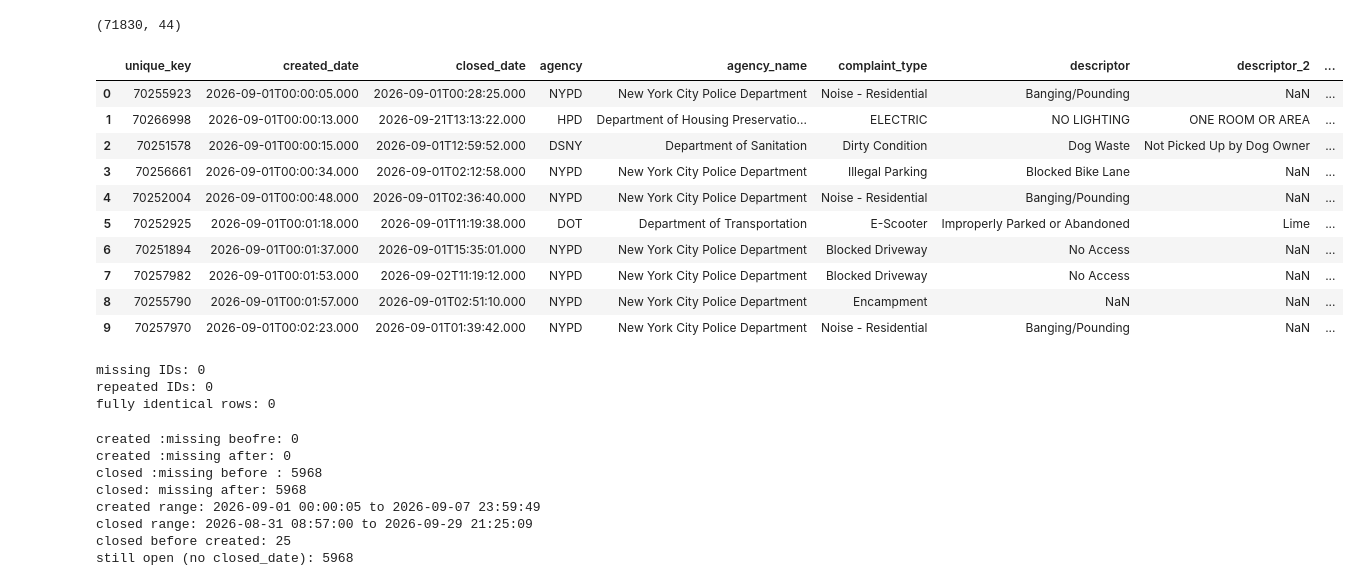
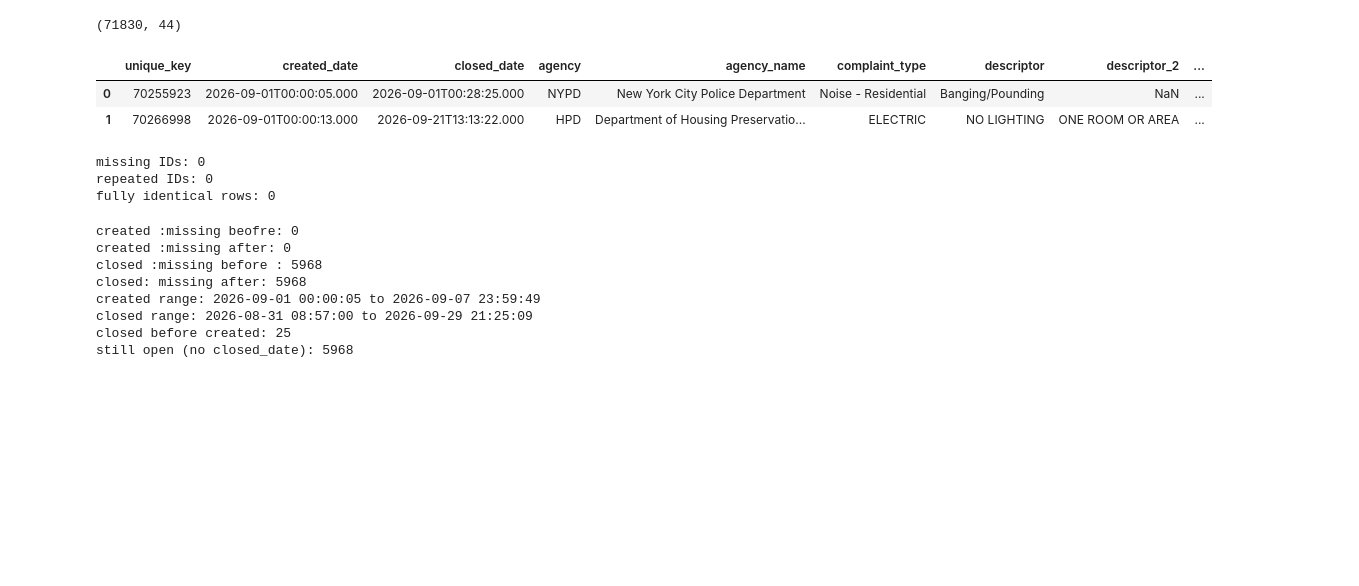
Before and after one commit to ErricNg/nyc311-data-quality, a Jupyter notebook: notebooks/01_explore.ipynb, the cells around one changed output. Cells and saved outputs as stored; diff of their text form; code cells hidden in the pictures; blank space fills up the shorter version.

```diff
--- a/notebooks/01_explore.ipynb
+++ b/notebooks/01_explore.ipynb
@@ -8,19 +8,11 @@ df.shape
 # %%
 
 pd.set_option("display.max_columns", None)
-df.head(10)
+df.head(2)
 # %% [output]
 |  | unique_key | created_date | closed_date | agency | agency_name | complaint_type | descriptor | descriptor_2 | ... |
 | 0 | 70255923 | 2026-09-01T00:00:05.000 | 2026-09-01T00:28:25.000 | NYPD | New York City Police Department | Noise - Residential | Banging/Pounding | NaN | ... |
 | 1 | 70266998 | 2026-09-01T00:00:13.000 | 2026-09-21T13:13:22.000 | HPD | Department of Housing Preservatio... | ELECTRIC | NO LIGHTING | ONE ROOM OR AREA | ... |
-| 2 | 70251578 | 2026-09-01T00:00:15.000 | 2026-09-01T12:59:52.000 | DSNY | Department of Sanitation | Dirty Condition | Dog Waste | Not Picked Up by Dog Owner | ... |
-| 3 | 70256661 | 2026-09-01T00:00:34.000 | 2026-09-01T02:12:58.000 | NYPD | New York City Police Department | Illegal Parking | Blocked Bike Lane | NaN | ... |
-| 4 | 70252004 | 2026-09-01T00:00:48.000 | 2026-09-01T02:36:40.000 | NYPD | New York City Police Department | Noise - Residential | Banging/Pounding | NaN | ... |
-| 5 | 70252925 | 2026-09-01T00:01:18.000 | 2026-09-01T11:19:38.000 | DOT | Department of Transportation | E-Scooter | Improperly Parked or Abandoned | Lime | ... |
-| 6 | 70251894 | 2026-09-01T00:01:37.000 | 2026-09-01T15:35:01.000 | NYPD | New York City Police Department | Blocked Driveway | No Access | NaN | ... |
-| 7 | 70257982 | 2026-09-01T00:01:53.000 | 2026-09-02T11:19:12.000 | NYPD | New York City Police Department | Blocked Driveway | No Access | NaN | ... |
-| 8 | 70255790 | 2026-09-01T00:01:57.000 | 2026-09-01T02:51:10.000 | NYPD | New York City Police Department | Encampment | NaN | NaN | ... |
-| 9 | 70257970 | 2026-09-01T00:02:23.000 | 2026-09-01T01:39:42.000 | NYPD | New York City Police Department | Noise - Residential | Banging/Pounding | NaN | ... |
 # %%
 
 # request with no id
```
Also changed, not shown: parts of 14 cells of this notebook, 1 other file.
